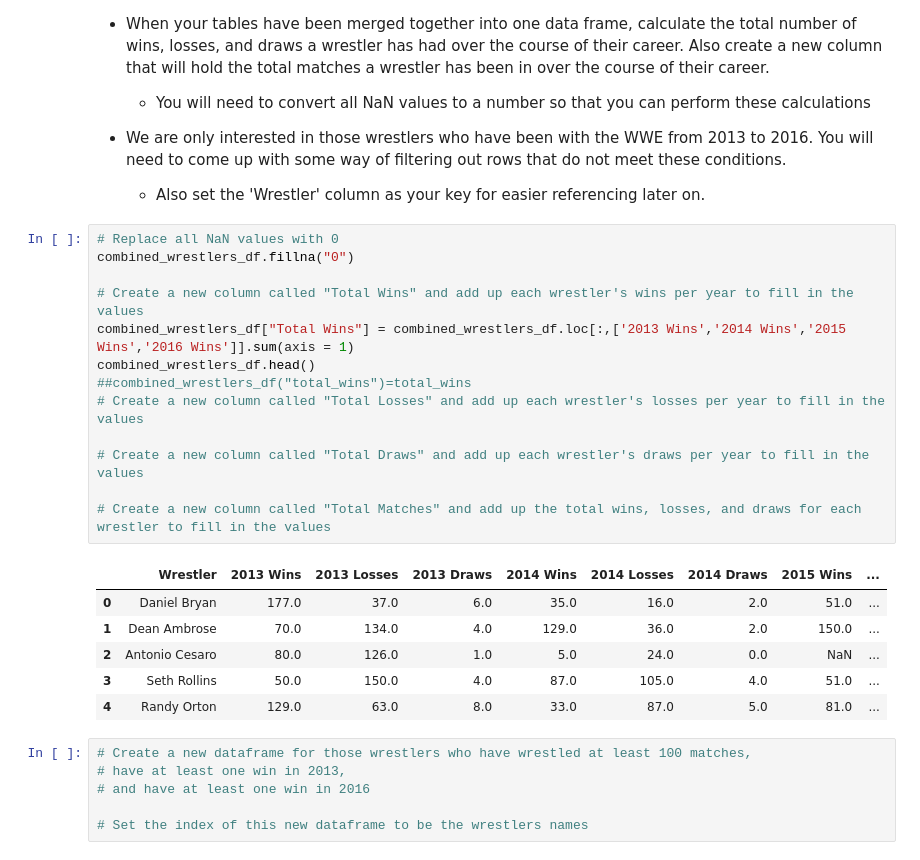
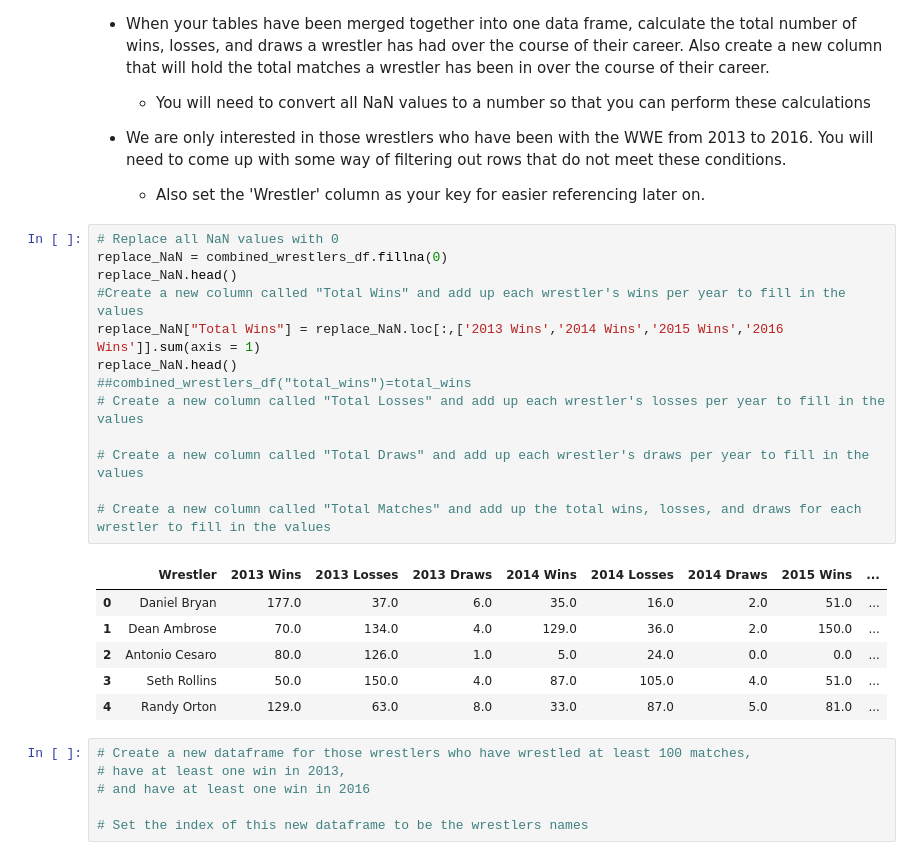
Before and after one commit to Nickoranteng/Matplotlib, a Jupyter notebook: Matplotlib-Project/02-Stu_WinnerWrestling-Part2/Unsolved/winning_wrestlers.ipynb, the cells around one changed output. Cells and saved outputs as stored; diff of their text form.

Commit message:
Calculated Total Win and Derived Total win column

```diff
--- a/Matplotlib-Project/02-Stu_WinnerWrestling-Part2/Unsolved/winning_wrestlers.ipynb
+++ b/Matplotlib-Project/02-Stu_WinnerWrestling-Part2/Unsolved/winning_wrestlers.ipynb
@@ -133,22 +133,22 @@ combined_wrestlers_df
     * Also set the 'Wrestler' column as your key for easier referencing later on.
 # %%
 # Replace all NaN values with 0
-combined_wrestlers_df.fillna("0")
-
-# Create a new column called "Total Wins" and add up each wrestler's wins per year to fill in the values
-combined_wrestlers_df["Total Wins"] = combined_wrestlers_df.loc[:,['2013 Wins','2014 Wins','2015 Wins','2016 Wins']].sum(axis = 1)
-combined_wrestlers_df.head()
+replace_NaN = combined_wrestlers_df.fillna(0)
+replace_NaN.head()
+#Create a new column called "Total Wins" and add up each wrestler's wins per year to fill in the values
+replace_NaN["Total Wins"] = replace_NaN.loc[:,['2013 Wins','2014 Wins','2015 Wins','2016 Wins']].sum(axis = 1)
+replace_NaN.head()
 ##combined_wrestlers_df("total_wins")=total_wins
 # Create a new column called "Total Losses" and add up each wrestler's losses per year to fill in the values
 
 # Create a new column called "Total Draws" and add up each wrestler's draws per year to fill in the values
 
 # Create a new column called "Total Matches" and add up the total wins, losses, and draws for each wrestler to fill in the values
 # %% [output]
 |  | Wrestler | 2013 Wins | 2013 Losses | 2013 Draws | 2014 Wins | 2014 Losses | 2014 Draws | 2015 Wins | ... |
 | 0 | Daniel Bryan | 177.0 | 37.0 | 6.0 | 35.0 | 16.0 | 2.0 | 51.0 | ... |
 | 1 | Dean Ambrose | 70.0 | 134.0 | 4.0 | 129.0 | 36.0 | 2.0 | 150.0 | ... |
-| 2 | Antonio Cesaro | 80.0 | 126.0 | 1.0 | 5.0 | 24.0 | 0.0 | NaN | ... |
+| 2 | Antonio Cesaro | 80.0 | 126.0 | 1.0 | 5.0 | 24.0 | 0.0 | 0.0 | ... |
 | 3 | Seth Rollins | 50.0 | 150.0 | 4.0 | 87.0 | 105.0 | 4.0 | 51.0 | ... |
 | 4 | Randy Orton | 129.0 | 63.0 | 8.0 | 33.0 | 87.0 | 5.0 | 81.0 | ... |
 # %%
```
